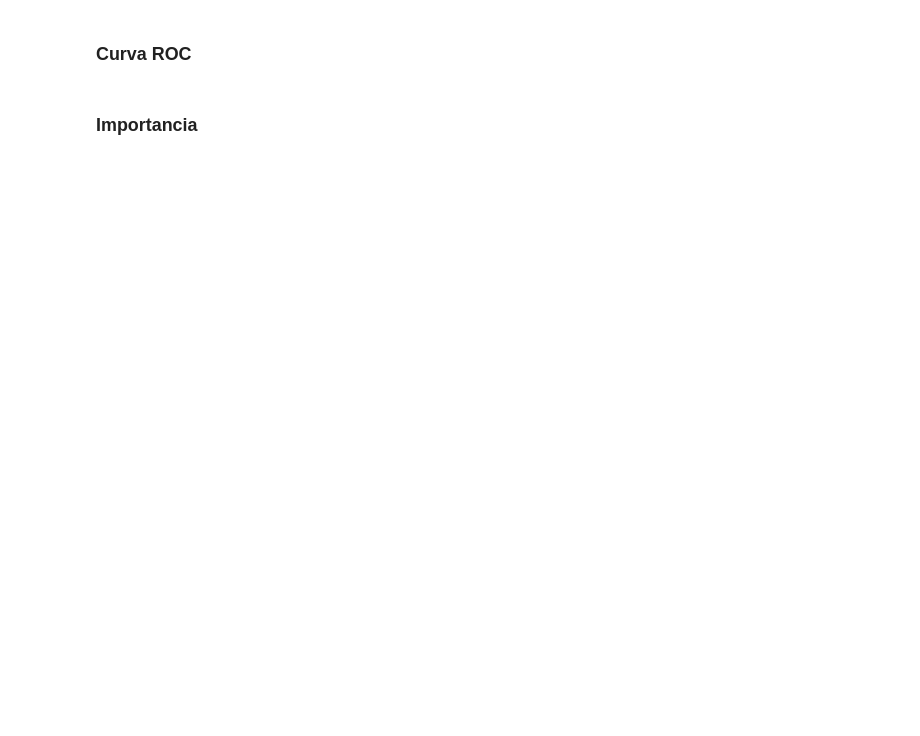
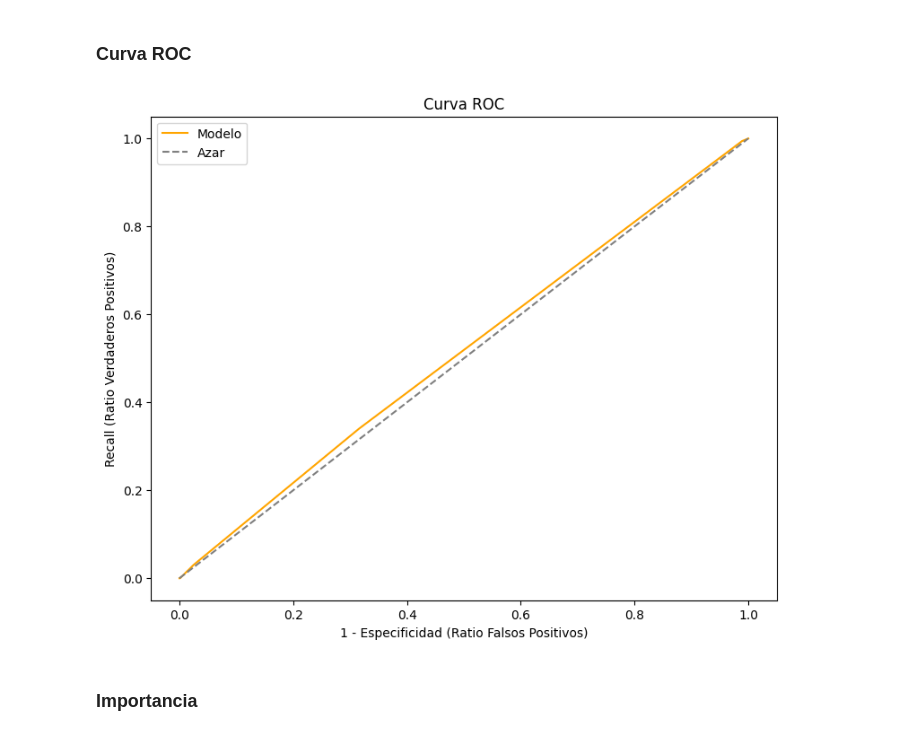
Before and after one commit to apelsito/modulo8-leccion10-ajuste-compracion-modelos, a Jupyter notebook: jupyter/modulo8-leccion10-ajuste-compracion-modelos.ipynb, the cells around one changed output. Drawn from its saved outputs; the diff is of its cells as text; code cells hidden in the pictures; blank space fills up the shorter version.

```diff
--- a/jupyter/modulo8-leccion10-ajuste-compracion-modelos.ipynb
+++ b/jupyter/modulo8-leccion10-ajuste-compracion-modelos.ipynb
@@ -142,7 +184,9 @@ df_resultados.T
 # %% [markdown]
 ### Curva ROC
 # %%
-logistica.plot_curva_ROC()
+decision_tree.plot_curva_ROC()
+# %% [output]
+[figure, added]
 # %% [markdown]
 ### Importancia
 # %%
```
Also changed, not shown: parts of 30 cells of this notebook, 4 other files.
